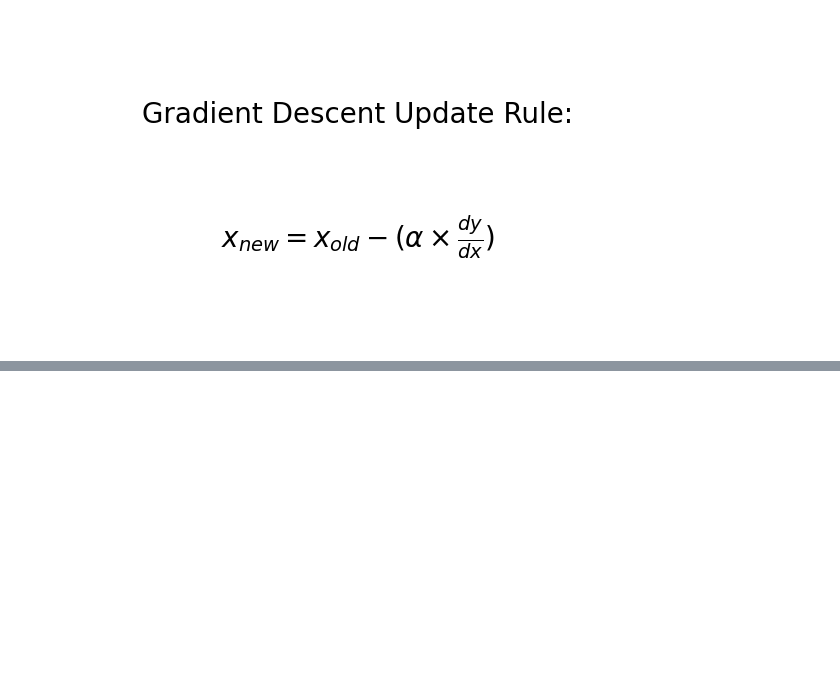
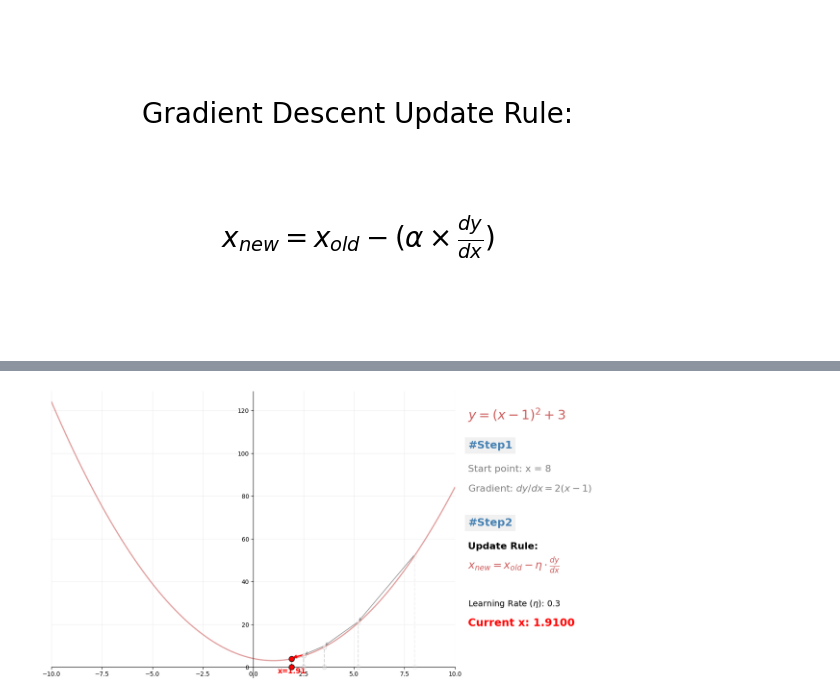
Before and after one commit to mdzubayereashraf/Ostad-AI-Engineering-Class-Code-Practice, a Jupyter notebook: Ostad_AI_Engineering_classcode_Practice_13(Understanding_Gradient_Descent).ipynb, the cells around one changed output, grey strips where cells are left out. Saved outputs shown, nothing was run; the diff lists cells and outputs as text; code cells hidden in the pictures; blank space fills up the shorter version.

```diff
--- a/Ostad_AI_Engineering_classcode_Practice_13(Understanding_Gradient_Descent).ipynb
+++ b/Ostad_AI_Engineering_classcode_Practice_13(Understanding_Gradient_Descent).ipynb
@@ -318,0 +328,94 @@ plt.show()
+# %%
+# @title
+import matplotlib.pyplot as plt
+import numpy as np
+
+# 1. Mathematical Logic
+def f(x):
+    return (x - 1)**2 + 3
+
+def df(x):
+    """Derivative of the function for the text display."""
+    return 2 * (x - 1)
+
+# 2. Reusable Function for the Graph
+def plot_gradient_descent_evolution(ax, history, x_range_vals):
+    # Plot the main curve
+    y_vals = f(x_range_vals)
+    ax.plot(x_range_vals, y_vals, color='indianred', linewidth=2, alpha=0.6)
+
+    # Configure centered axes (spines)
+    ax.spines['left'].set_position('zero')
+    ax.spines['bottom'].set_position('zero')
+    ax.spines['right'].set_color('none')
+    ax.spines['top'].set_color('none')
+
+    # Separate history from current
+    history_points = history[:-1]
+    x_curr = history[-1]
+
+    # Plot Previous Steps (History)
+    for i, x_prev in enumerate(history_points):
+        y_prev = f(x_prev)
+        # Fade older points more
+        alpha_val = (i + 1) / (len(history_points) + 1) * 0.5
+
+        ax.scatter([x_prev, x_prev], [y_prev, 0], color='white', edgecolors='gray', s=50, zorder=4, alpha=alpha_val)
+        ax.vlines(x=x_prev, ymin=0, ymax=y_prev, colors='gray', linestyles='dashed', alpha=alpha_val)
+
+        # Draw connecting arrows
+        next_x = history[i+1]
+        is_last_jump = (next_x == x_curr)
+        arrow_col = 'red' if is_last_jump else 'gray'
+        ax.annotate('', xy=(next_x, f(next_x) + 0.5), xytext=(x_prev, y_prev + 0.5),
+                     arrowprops=dict(arrowstyle='->', color=arrow_col, lw=2 if is_last_jump else 1))
+
+    # Plot Current Point (Highlighted)
+    ax.scatter([x_curr, x_curr], [f(x_curr), 0], color='red', edgecolors='black', s=80, zorder=6)
+    ax.vlines(x=x_curr, ymin=0, ymax=f(x_curr), colors='red', linestyles='dashed', lw=1.5)
+    ax.text(x_curr, -3, f'x={x_curr:.2f}', color='red', fontsize=12, fontweight='bold', ha='center')
+
+    # General Formatting
+    ax.grid(True, linestyle='-', alpha=0.2)
+    ax.set_xlim(min(x_range_vals), max(x_range_vals))
+    ax.set_ylim(-5, max(y_vals) + 5)
+
+# 3. Reusable Function for the Explanation Text
+def plot_explanation_text(ax, x_start, x_curr, learning_rate):
+    ax.axis('off')
+
+    # Header & Equation
+    ax.text(0.0, 0.9, r'$y = (x - 1)^2 + 3$', color='indianred', fontsize=22, fontweight='bold')
+
+    # Step 1
+    ax.text(0.0, 0.8, '#Step1', color='steelblue', fontsize=18, fontweight='bold',
+             bbox=dict(facecolor='lightgray', alpha=0.3, edgecolor='none', pad=5))
+    ax.text(0.0, 0.72, f"Start point: x = {x_start}", color='gray', fontsize=16)
+    ax.text(0.0, 0.65, r"Gradient: $dy/dx = 2(x-1)$", color='gray', fontsize=16)
+
+    # Step 2
+    ax.text(0.0, 0.53, '#Step2', color='steelblue', fontsize=18, fontweight='bold',
+             bbox=dict(facecolor='lightgray', alpha=0.3, edgecolor='none', pad=5))
+    ax.text(0.0, 0.45, "Update Rule:", color='black', fontsize=16, fontweight='bold')
+    ax.text(0.0, 0.38, r"$x_{new} = x_{old} - \eta \cdot \frac{dy}{dx}$", color='indianred', fontsize=18)
+
+    # Parameters
+    ax.text(0.0, 0.25, f"Learning Rate ($\eta$): {learning_rate}", color='black', fontsize=14)
+    ax.text(0.0, 0.18, f"Current x: {x_curr:.4f}", color='red', fontsize=18, fontweight='bold')
+
+# 4. Main Execution
+if __name__ == "__main__":
+    # Configuration
+    my_history = [8, 5.2, 3.52, 2.51, 1.91] # Last value is always current
+    x_view = np.linspace(-10, 10, 400)
+    lr = 0.3
+
+    fig, (ax1, ax2) = plt.subplots(1, 2, figsize=(18, 7), gridspec_kw={'width_ratios': [1.2, 1]})
+
+    plot_gradient_descent_evolution(ax1, my_history, x_view)
+    plot_explanation_text(ax2, my_history[0], my_history[-1], lr)
+
+    plt.tight_layout()
+    plt.show()
+# %% [output]
+[figure, added]
```
Also changed, not shown: parts of 6 cells of this notebook.
